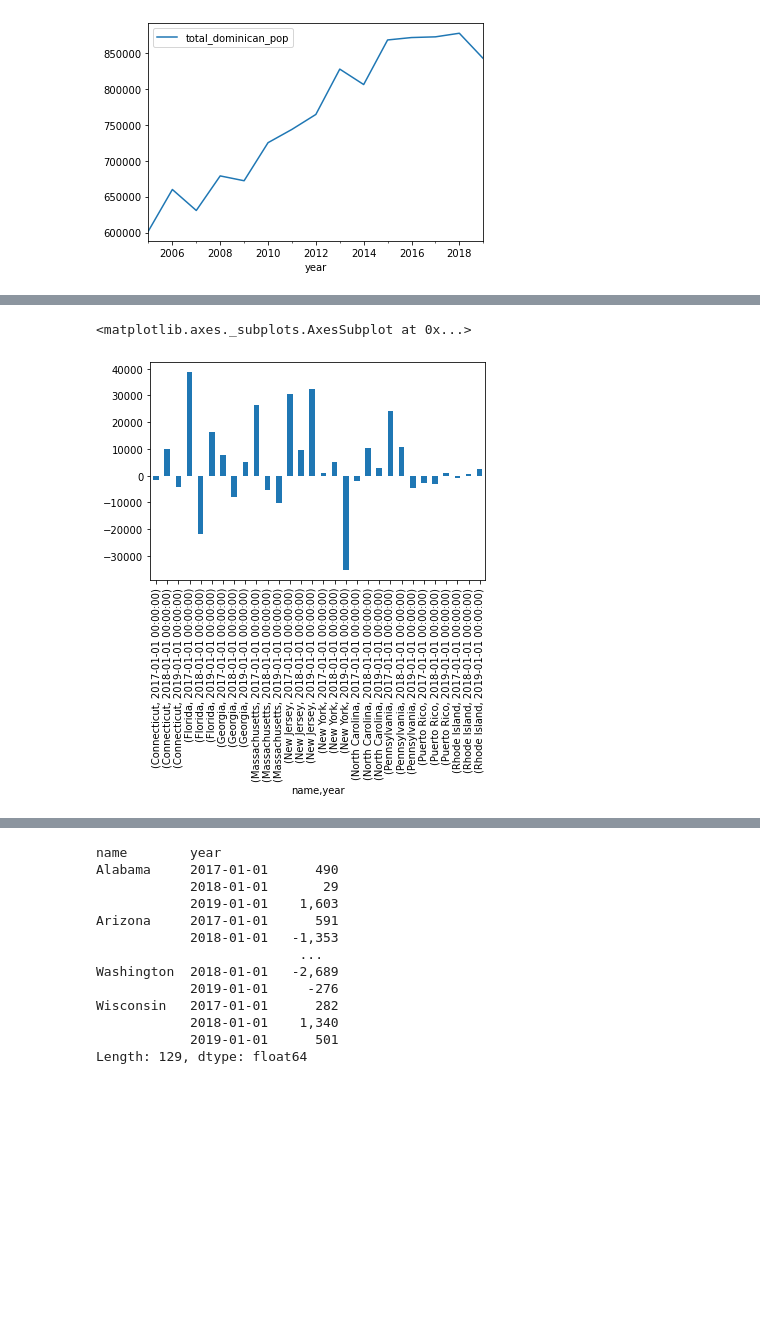
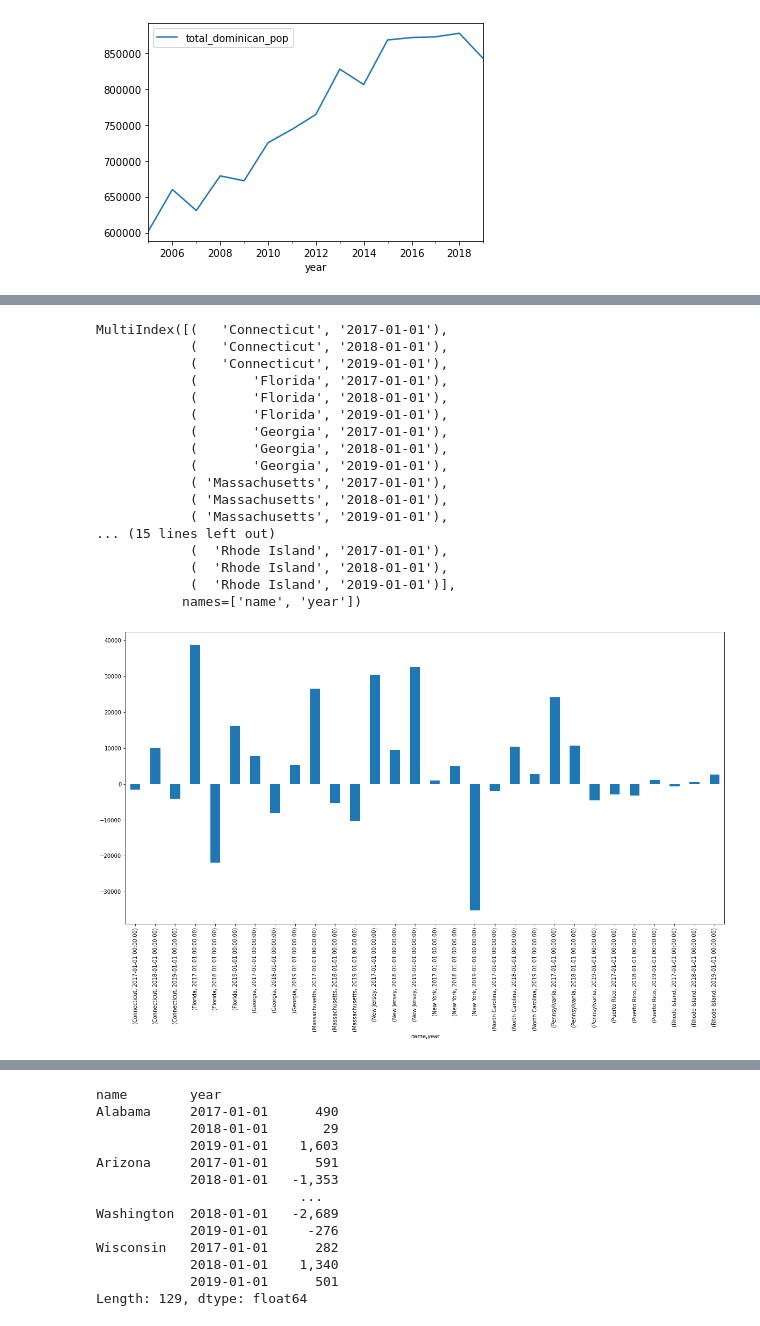
Before and after one commit to edejesus196/dominicans_us_census, a Jupyter notebook: dominicans_census.ipynb, the cells around one changed output, grey strips where cells are left out. Saved outputs shown, nothing was run; the diff lists cells and outputs as text; code cells hidden in the pictures; blank space fills up the shorter version.

```diff
--- a/dominicans_census.ipynb
+++ b/dominicans_census.ipynb
@@ -114,5 +129,26 @@ top_10_2019 = list(df_pivot['2019-01-01'].sort_values(ascending=False).head(10).
 # %%
-df_pivot.loc[df_pivot.index.isin(top_10_2019), '2016':'2019'].diff(axis=1).stack().plot(kind='bar')
+df_pivot.loc[df_pivot.index.isin(top_10_2019), '2016':'2019'].diff(axis=1).stack().index
 # %% [output]
-<matplotlib.axes._subplots.AxesSubplot at 0x...>
+MultiIndex([(   'Connecticut', '2017-01-01'),
+            (   'Connecticut', '2018-01-01'),
+            (   'Connecticut', '2019-01-01'),
+            (       'Florida', '2017-01-01'),
+            (       'Florida', '2018-01-01'),
+            (       'Florida', '2019-01-01'),
+            (       'Georgia', '2017-01-01'),
+            (       'Georgia', '2018-01-01'),
+            (       'Georgia', '2019-01-01'),
+            ( 'Massachusetts', '2017-01-01'),
+            ( 'Massachusetts', '2018-01-01'),
+            ( 'Massachusetts', '2019-01-01'),
+... (15 lines left out)
+            (  'Rhode Island', '2017-01-01'),
+            (  'Rhode Island', '2018-01-01'),
+            (  'Rhode Island', '2019-01-01')],
+           names=['name', 'year'])
-[figure, removed]
+# %%
+plt.figure(figsize=(20,10))
+df_pivot.loc[df_pivot.index.isin(top_10_2019), '2016':'2019'].diff(axis=1).stack().plot(kind='bar')
+plt.show()
+# %% [output]
+[figure, added]
```
Also changed, not shown: parts of 8 cells of this notebook.
